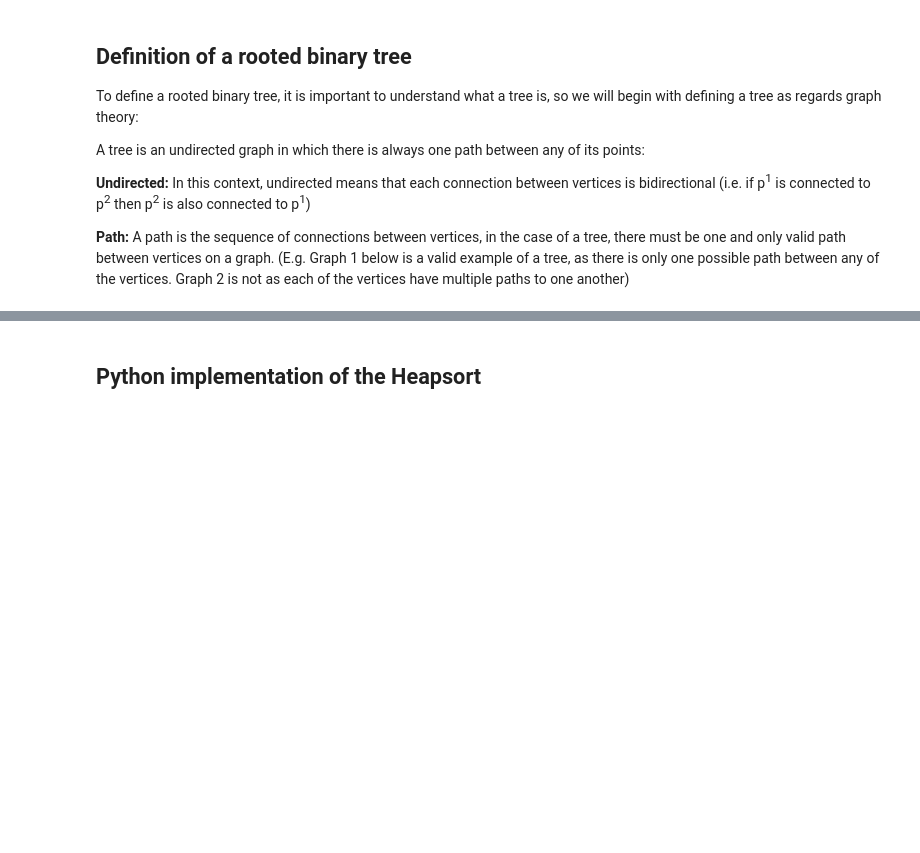
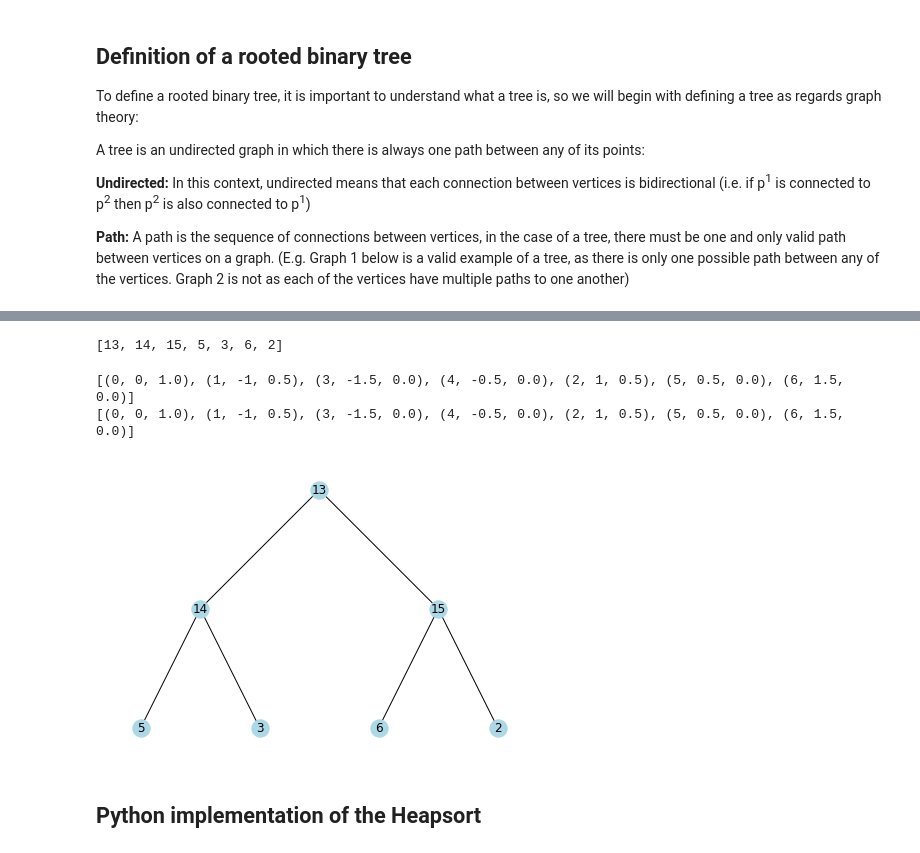
Before and after one commit to DylanWhelan/Graph_Theory_Summer_2022, a Jupyter notebook: The Heapsort.ipynb, the cells around one changed output, grey strips where cells are left out. Saved outputs shown, nothing was run; the diff lists cells and outputs as text; code cells hidden in the pictures; blank space fills up the shorter version.

```diff
--- a/The Heapsort.ipynb
+++ b/The Heapsort.ipynb
@@ -91,3 +139,15 @@ plt.show()
+# %%
+example5 = [13, 14, 15, 5, 3, 6, 2]
+# %%
+example5
+# %% [output]
+[13, 14, 15, 5, 3, 6, 2]
+# %%
+draw_tree(example5)
+# %% [output]
+[(0, 0, 1.0), (1, -1, 0.5), (3, -1.5, 0.0), (4, -0.5, 0.0), (2, 1, 0.5), (5, 0.5, 0.0), (6, 1.5, 0.0)]
+[(0, 0, 1.0), (1, -1, 0.5), (3, -1.5, 0.0), (4, -0.5, 0.0), (2, 1, 0.5), (5, 0.5, 0.0), (6, 1.5, 0.0)]
+[figure, added]
 # %% [markdown]
 ## Python implementation of the Heapsort
 # %%
```
Also changed, not shown: parts of 5 cells of this notebook.
